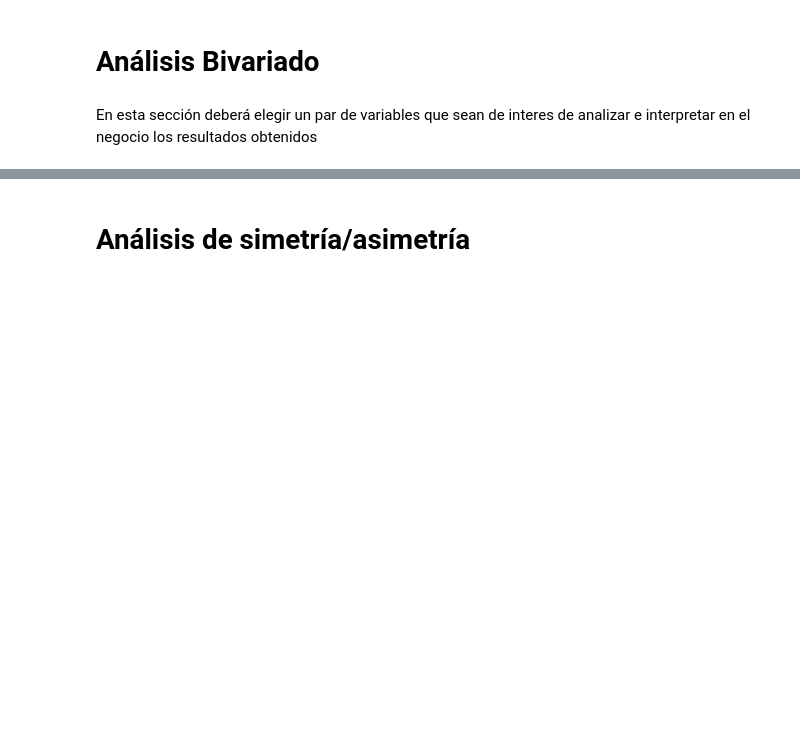
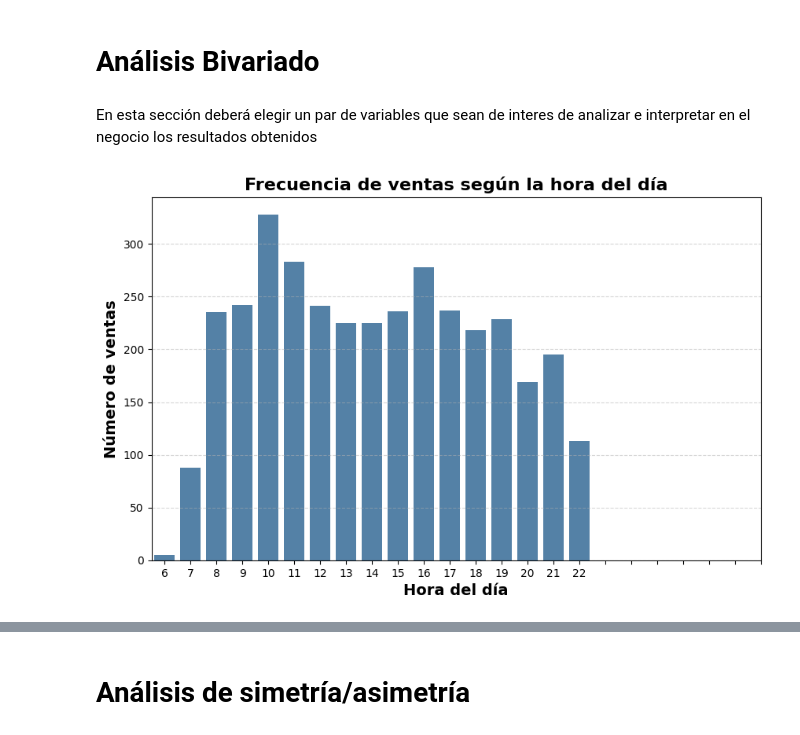
Before and after one commit to kithian/inteligencia_artificial, a Jupyter notebook: 620454_Base_Evaluacion_1_2025_2_AnalisisExploratorio.ipynb, the cells around one changed output, grey strips where cells are left out. Saved outputs shown, nothing was run; the diff lists cells and outputs as text; code cells hidden in the pictures; blank space fills up the shorter version.

```diff
--- a/620454_Base_Evaluacion_1_2025_2_AnalisisExploratorio.ipynb
+++ b/620454_Base_Evaluacion_1_2025_2_AnalisisExploratorio.ipynb
@@ -371,0 +423,18 @@ El análisis bivariado revela que:
+# %%
+# Calcular la frecuencia de ventas por hora
+sales_per_hour = data.groupby('hour_of_day').size().reset_index(name='sales_count')
+
+# Graficar la frecuencia
+plt.figure(figsize=(10,6))
+sns.barplot(data=sales_per_hour, x='hour_of_day', y='sales_count', color="steelblue")
+
+# Personalización del gráfico
+plt.title("Frecuencia de ventas según la hora del día", fontsize=16, fontweight="bold")
+plt.xlabel("Hora del día", fontsize=14, fontweight="bold")
+plt.ylabel("Número de ventas", fontsize=14, fontweight="bold")
+plt.xticks(range(0,24))
+plt.grid(axis='y', linestyle='--', alpha=0.5)
+
+plt.show()
+# %% [output]
+[figure, added]
```
Also changed, not shown: parts of 18 cells of this notebook.
